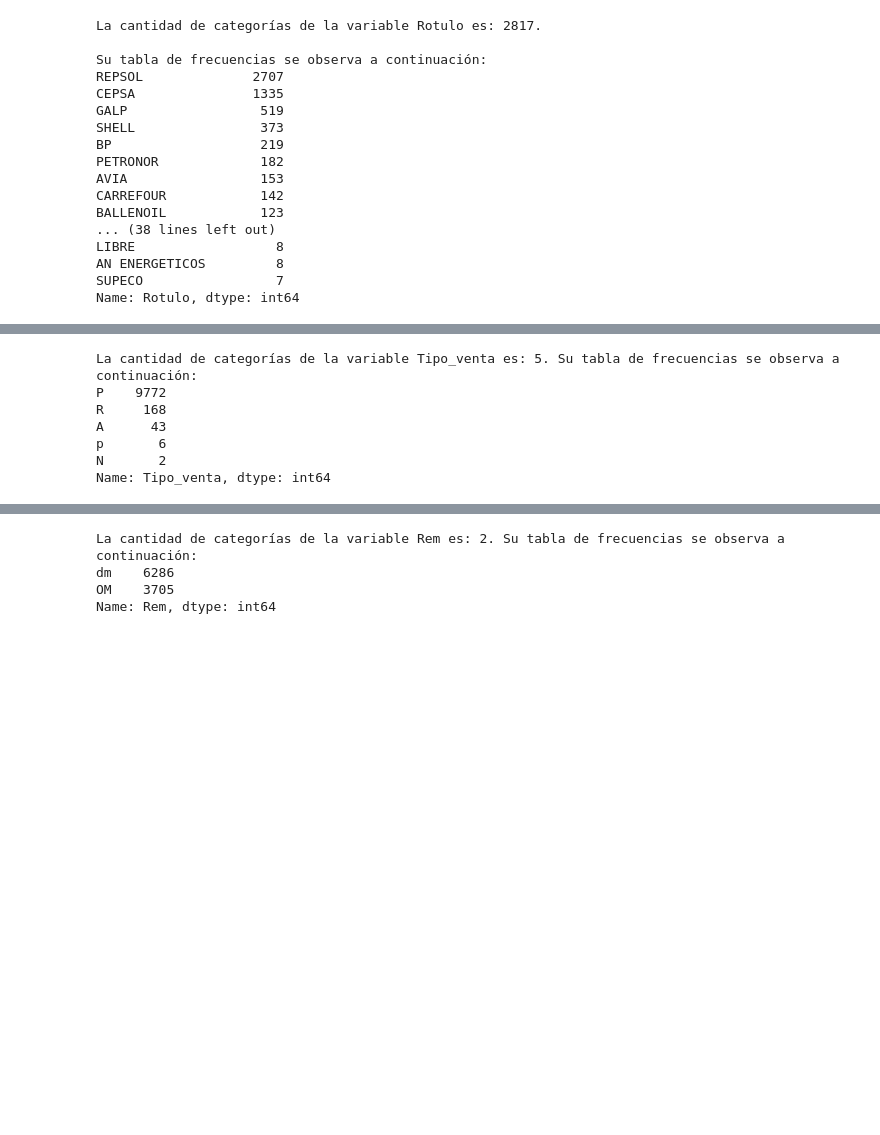
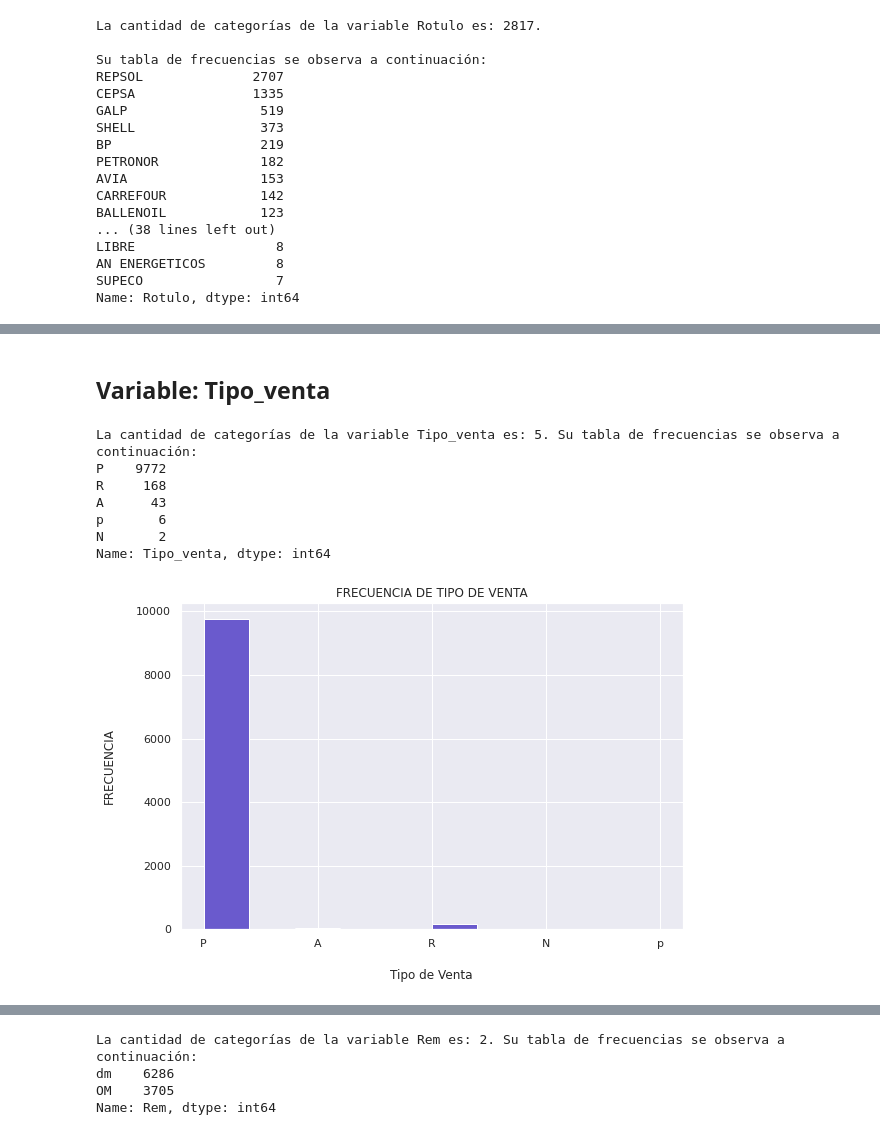
Before and after one commit to PauForestal/master_bdds, a Jupyter notebook: M2_AI1_VallejoPaula.ipynb, the cells around one changed output, grey strips where cells are left out. Cells and saved outputs as stored; diff of their text form; code cells hidden in the pictures; blank space fills up the shorter version.

```diff
--- a/M2_AI1_VallejoPaula.ipynb
+++ b/M2_AI1_VallejoPaula.ipynb
@@ -307,3 +421,5 @@ Name: Rotulo, dtype: int64
+# %% [markdown]
+## **Variable: Tipo_venta**
 # %%
 n_categorias = df_categorical['Tipo_venta'].value_counts().count()
 tabla_frecuencia = df_categorical['Tipo_venta'].value_counts()
@@ -317,3 +433,11 @@ A      43
 p       6
 N       2
 Name: Tipo_venta, dtype: int64
+# %%
+plt.figure(figsize=[9, 6])
+ax = df.Tipo_venta.hist(color='slateblue');
+ax.set_xlabel('Tipo de Venta', labelpad=20)
+ax.set_ylabel('FRECUENCIA', labelpad=20)
+ax.set_title('FRECUENCIA DE TIPO DE VENTA');
+# %% [output]
+[figure, added]
```
Also changed, not shown: parts of 34 cells of this notebook.
